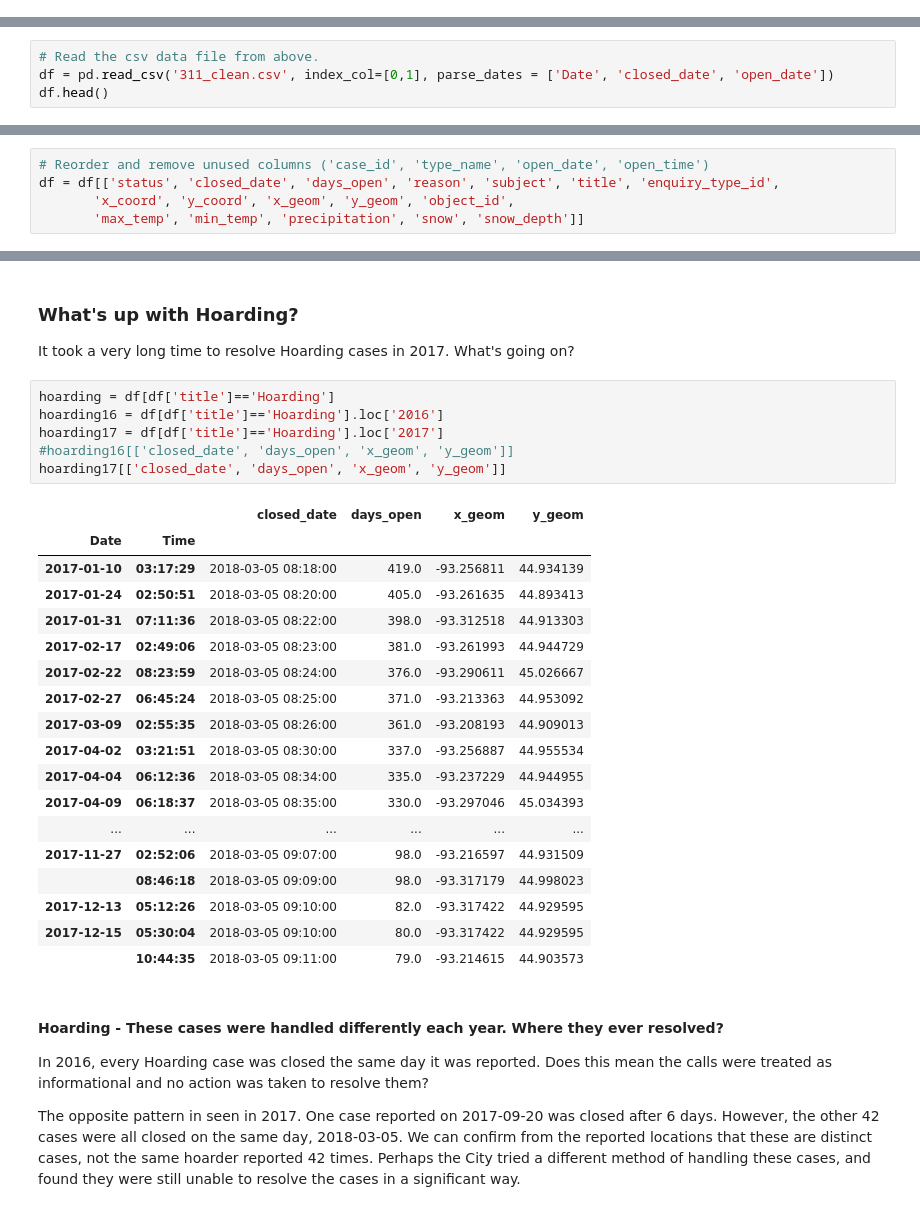
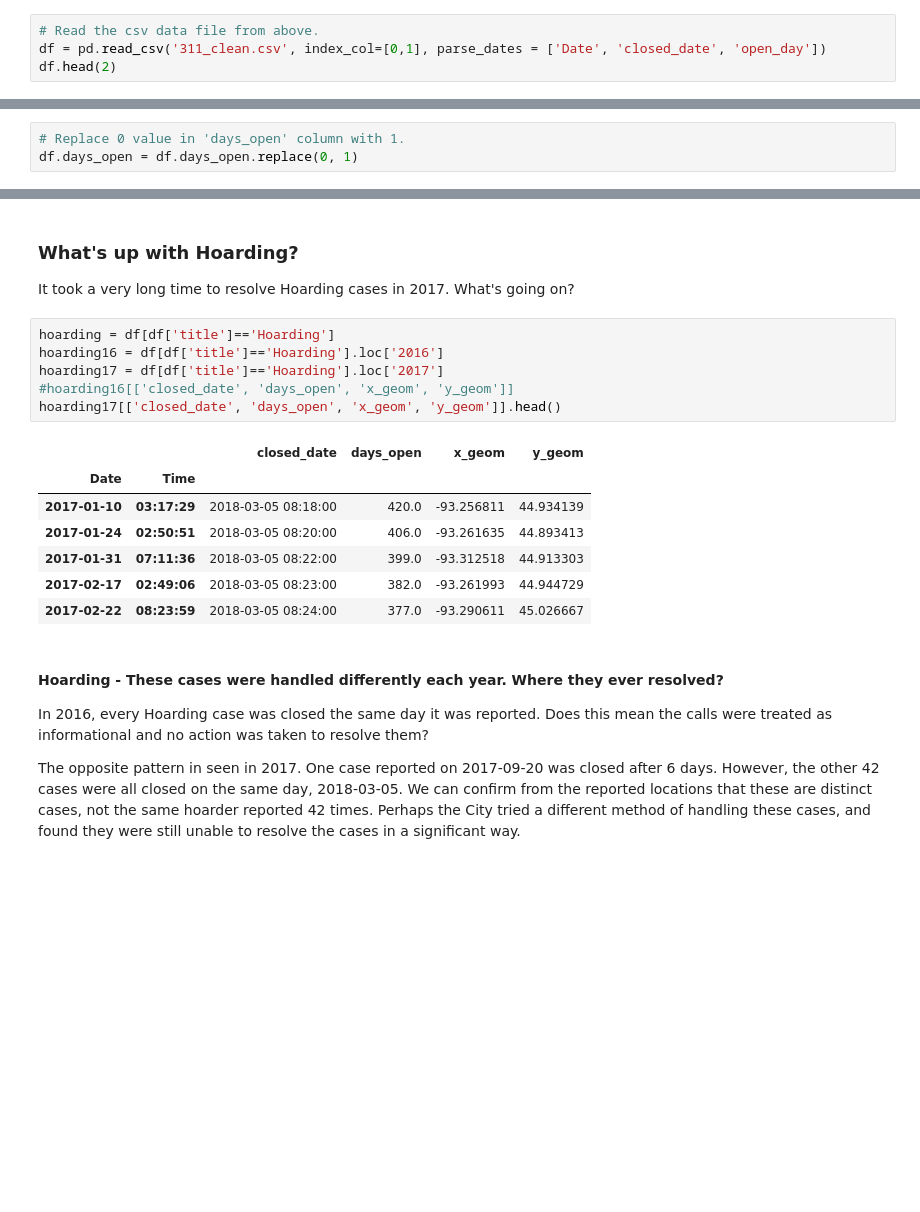
Before and after one commit to lwdee/Springboard, a Jupyter notebook: Capstone/Capstone_1_Data_Wrangling.ipynb, the cells around one changed output, grey strips where cells are left out. Saved outputs shown, nothing was run; the diff lists cells and outputs as text; blank space fills up the shorter version.

```diff
--- a/Capstone/Capstone_1_Data_Wrangling.ipynb
+++ b/Capstone/Capstone_1_Data_Wrangling.ipynb
@@ -216,0 +361,4 @@ memory usage: 12.2+ MB
+# %%
+# Read the csv data file from above.
+df = pd.read_csv('311_clean.csv', index_col=[0,1], parse_dates = ['Date', 'closed_date', 'open_day'])
+df.head(2)
@@ -216,0 +395,3 @@ memory usage: 12.2+ MB
+# %%
+# Replace 0 value in 'days_open' column with 1.
+df.days_open = df.days_open.replace(0, 1)
@@ -496,6 +532,2 @@ df1617weather.to_csv('311_clean.csv')
 # %% [markdown]
 ## EDA
-# %%
-# Read the csv data file from above.
-df = pd.read_csv('311_clean.csv', index_col=[0,1], parse_dates = ['Date', 'closed_date', 'open_date'])
-df.head()
@@ -572,5 +533,0 @@ Name: title, dtype: int64
-# %%
-# Reorder and remove unused columns ('case_id', 'type_name', 'open_date', 'open_time')
-df = df[['status', 'closed_date', 'days_open', 'reason', 'subject', 'title', 'enquiry_type_id',
-       'x_coord', 'y_coord', 'x_geom', 'y_geom', 'object_id',
-       'max_temp', 'min_temp', 'precipitation', 'snow', 'snow_depth']]
@@ -989,28 +854,17 @@ It took a very long time to resolve Hoarding cases in 2017. What's going on?
 # %%
 hoarding = df[df['title']=='Hoarding']
 hoarding16 = df[df['title']=='Hoarding'].loc['2016']
 hoarding17 = df[df['title']=='Hoarding'].loc['2017']
 #hoarding16[['closed_date', 'days_open', 'x_geom', 'y_geom']]
-hoarding17[['closed_date', 'days_open', 'x_geom', 'y_geom']]
+hoarding17[['closed_date', 'days_open', 'x_geom', 'y_geom']].head()
 # %% [output]
 |  |  | closed_date | days_open | x_geom | y_geom |
 | Date | Time |  |  |  |  |
-| 2017-01-10 | 03:17:29 | 2018-03-05 08:18:00 | 419.0 | -93.256811 | 44.934139 |
-| 2017-01-24 | 02:50:51 | 2018-03-05 08:20:00 | 405.0 | -93.261635 | 44.893413 |
-| 2017-01-31 | 07:11:36 | 2018-03-05 08:22:00 | 398.0 | -93.312518 | 44.913303 |
-| 2017-02-17 | 02:49:06 | 2018-03-05 08:23:00 | 381.0 | -93.261993 | 44.944729 |
-| 2017-02-22 | 08:23:59 | 2018-03-05 08:24:00 | 376.0 | -93.290611 | 45.026667 |
-| 2017-02-27 | 06:45:24 | 2018-03-05 08:25:00 | 371.0 | -93.213363 | 44.953092 |
-| 2017-03-09 | 02:55:35 | 2018-03-05 08:26:00 | 361.0 | -93.208193 | 44.909013 |
-| 2017-04-02 | 03:21:51 | 2018-03-05 08:30:00 | 337.0 | -93.256887 | 44.955534 |
-| 2017-04-04 | 06:12:36 | 2018-03-05 08:34:00 | 335.0 | -93.237229 | 44.944955 |
-| 2017-04-09 | 06:18:37 | 2018-03-05 08:35:00 | 330.0 | -93.297046 | 45.034393 |
-| ... | ... | ... | ... | ... | ... |
-| 2017-11-27 | 02:52:06 | 2018-03-05 09:07:00 | 98.0 | -93.216597 | 44.931509 |
-|  | 08:46:18 | 2018-03-05 09:09:00 | 98.0 | -93.317179 | 44.998023 |
-| 2017-12-13 | 05:12:26 | 2018-03-05 09:10:00 | 82.0 | -93.317422 | 44.929595 |
-| 2017-12-15 | 05:30:04 | 2018-03-05 09:10:00 | 80.0 | -93.317422 | 44.929595 |
-|  | 10:44:35 | 2018-03-05 09:11:00 | 79.0 | -93.214615 | 44.903573 |
+| 2017-01-10 | 03:17:29 | 2018-03-05 08:18:00 | 420.0 | -93.256811 | 44.934139 |
+| 2017-01-24 | 02:50:51 | 2018-03-05 08:20:00 | 406.0 | -93.261635 | 44.893413 |
+| 2017-01-31 | 07:11:36 | 2018-03-05 08:22:00 | 399.0 | -93.312518 | 44.913303 |
+| 2017-02-17 | 02:49:06 | 2018-03-05 08:23:00 | 382.0 | -93.261993 | 44.944729 |
+| 2017-02-22 | 08:23:59 | 2018-03-05 08:24:00 | 377.0 | -93.290611 | 45.026667 |
 # %% [markdown]
 #### Hoarding - These cases were handled differently each year. Where they ever resolved?
 In 2016, every Hoarding case was closed the same day it was reported. Does this mean the calls were treated as informational and no action was taken to resolve them?
```
Also changed, not shown: parts of 129 cells of this notebook.
